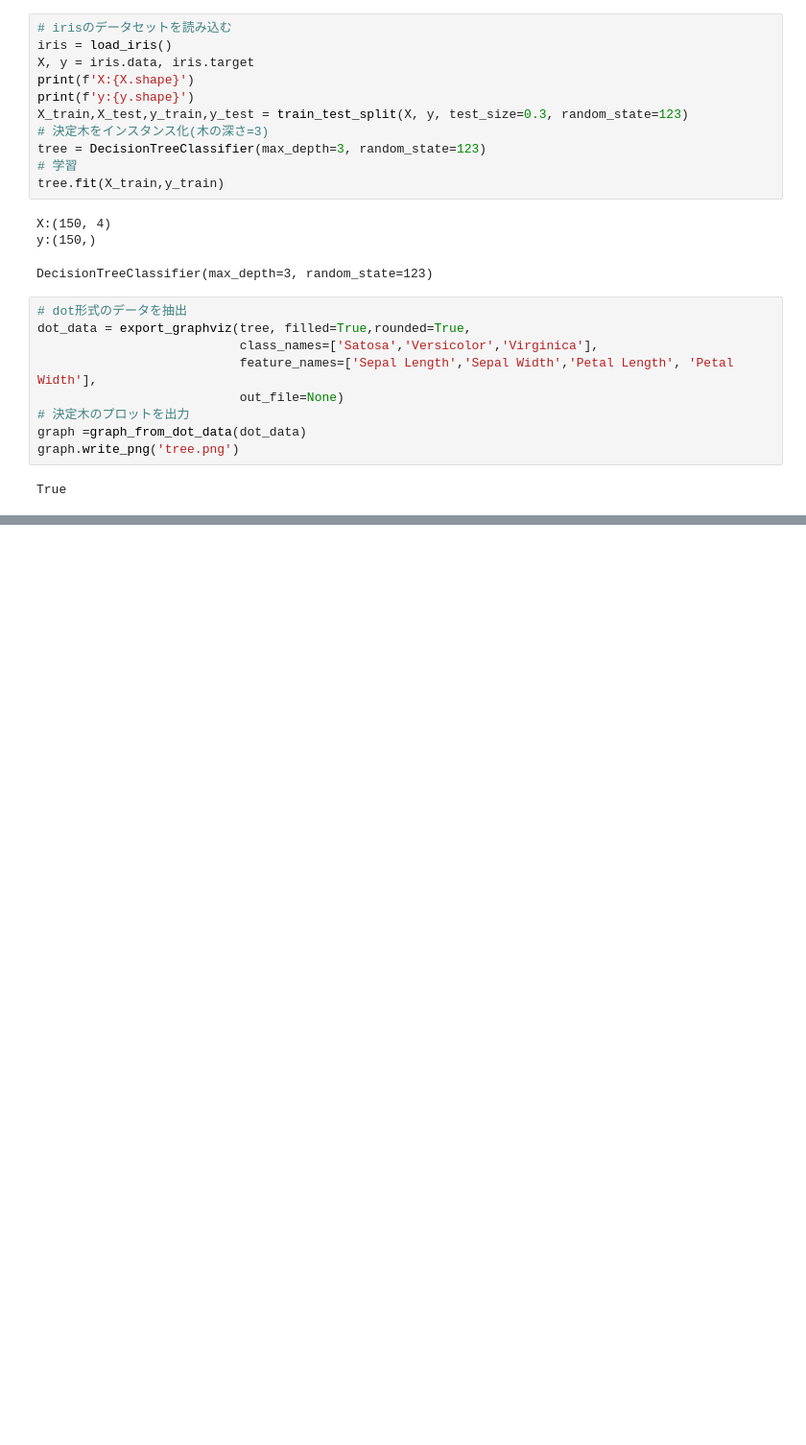
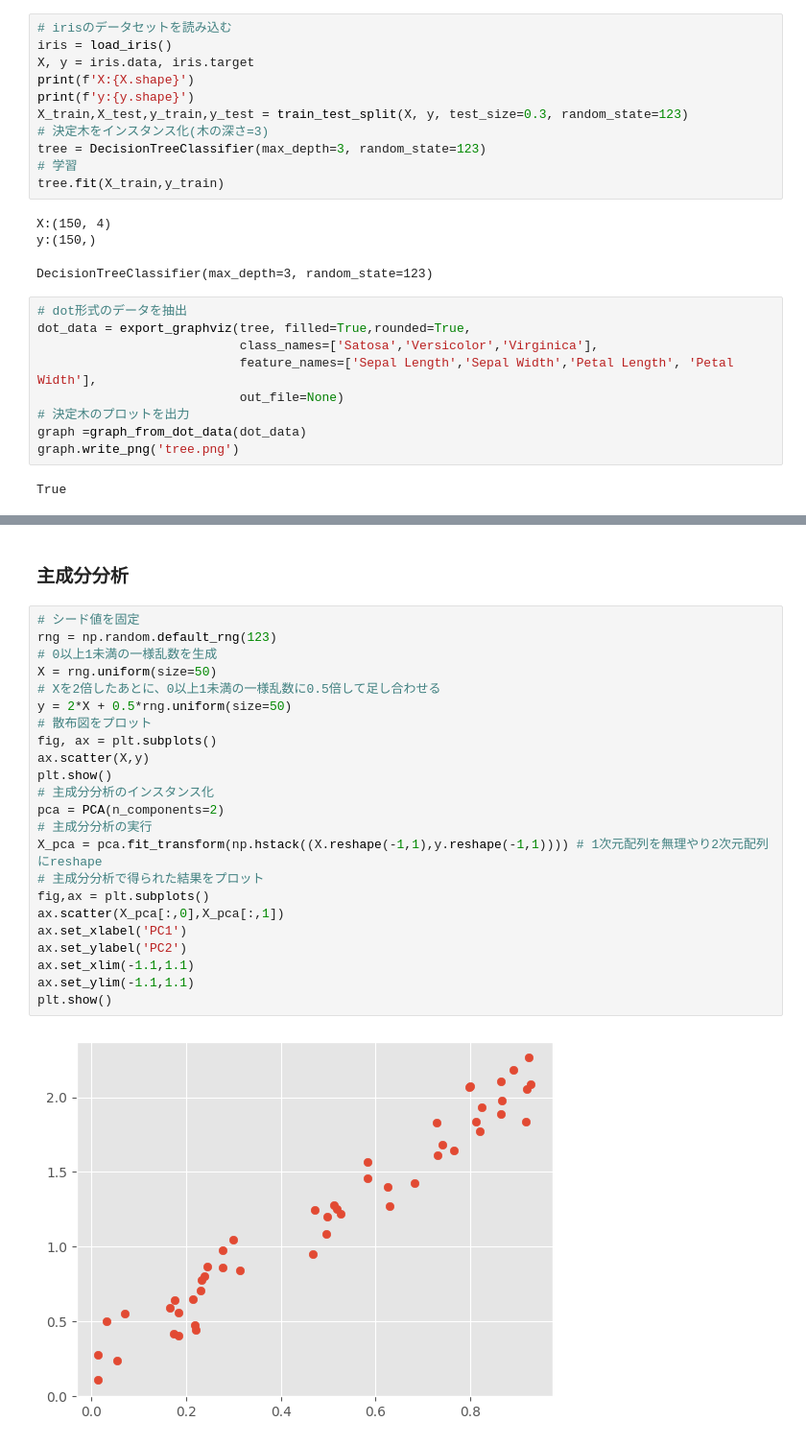
Before and after one commit to phonon-py/ZTest_ws, a Jupyter notebook: data_analysis2.ipynb, the cells around one changed output, grey strips where cells are left out. Shown at 96% size. Drawn from its saved outputs; the diff is of its cells as text; blank space fills up the shorter version.

```diff
--- a/data_analysis2.ipynb
+++ b/data_analysis2.ipynb
@@ -379,0 +435,27 @@ True
+# %% [markdown]
+### 主成分分析
+# %%
+# シード値を固定
+rng = np.random.default_rng(123)
+# 0以上1未満の一様乱数を生成
+X = rng.uniform(size=50)
+# Xを2倍したあとに、0以上1未満の一様乱数に0.5倍して足し合わせる
+y = 2*X + 0.5*rng.uniform(size=50)
+# 散布図をプロット
+fig, ax = plt.subplots()
+ax.scatter(X,y)
+plt.show()
+# 主成分分析のインスタンス化
+pca = PCA(n_components=2)
+# 主成分分析の実行
+X_pca = pca.fit_transform(np.hstack((X.reshape(-1,1),y.reshape(-1,1)))) # 1次元配列を無理やり2次元配列にreshape
+# 主成分分析で得られた結果をプロット
+fig,ax = plt.subplots()
+ax.scatter(X_pca[:,0],X_pca[:,1])
+ax.set_xlabel('PC1')
+ax.set_ylabel('PC2')
+ax.set_xlim(-1.1,1.1)
+ax.set_ylim(-1.1,1.1)
+plt.show()
+# %% [output]
+[figure, added]
```
Also changed, not shown: parts of 11 cells of this notebook.
